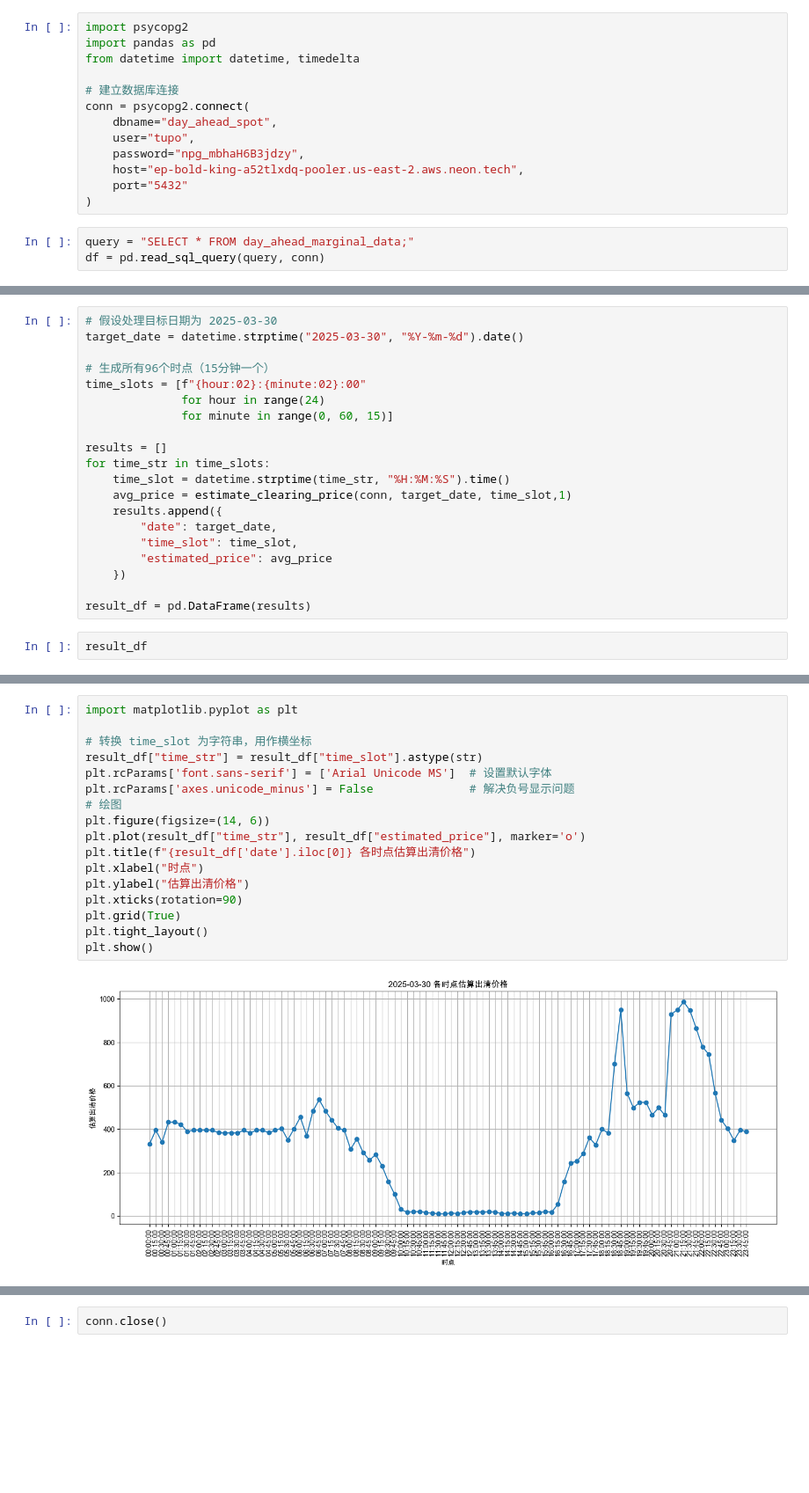
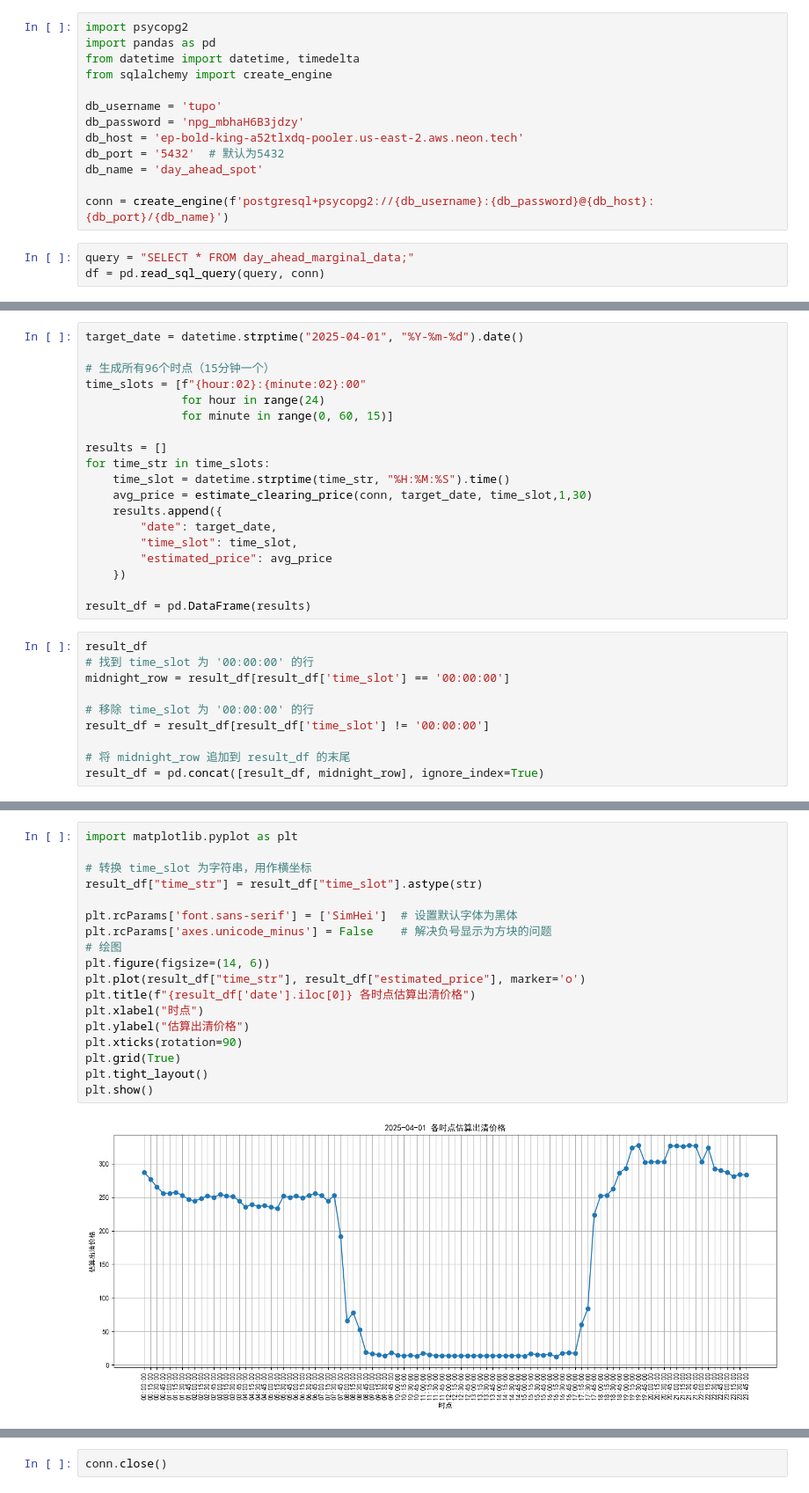
Before and after one commit to 2PoL/day_ahead_spot_price, a Jupyter notebook: day_adhead_price.ipynb, the cells around one changed output, grey strips where cells are left out. Shown: that part at 88% size. Saved outputs shown, nothing was run; the diff lists cells and outputs as text; blank space fills up the shorter version.

```diff
--- a/day_adhead_price.ipynb
+++ b/day_adhead_price.ipynb
@@ -2,15 +2,15 @@
 import psycopg2
 import pandas as pd
 from datetime import datetime, timedelta
+from sqlalchemy import create_engine
 
-# 建立数据库连接
-conn = psycopg2.connect(
-    dbname="day_ahead_spot",
-    user="tupo",
-    password="npg_mbhaH6B3jdzy",
-    host="ep-bold-king-a52tlxdq-pooler.us-east-2.aws.neon.tech",
-    port="5432"
-)
+db_username = 'tupo'
+db_password = 'npg_mbhaH6B3jdzy'
+db_host = 'ep-bold-king-a52tlxdq-pooler.us-east-2.aws.neon.tech'
+db_port = '5432'  # 默认为5432
+db_name = 'day_ahead_spot'
+
+conn = create_engine(f'postgresql+psycopg2://{db_username}:{db_password}@{db_host}:{db_port}/{db_name}')
 # %%
 query = "SELECT * FROM day_ahead_marginal_data;"
 df = pd.read_sql_query(query, conn)
@@ -62,6 +62,5 @@ print(test)
 # %%
-# 假设处理目标日期为 2025-03-30
-target_date = datetime.strptime("2025-03-30", "%Y-%m-%d").date()
+target_date = datetime.strptime("2025-04-01", "%Y-%m-%d").date()
 
 # 生成所有96个时点（15分钟一个）
 time_slots = [f"{hour:02}:{minute:02}:00"
@@ -71,7 +70,7 @@ time_slots = [f"{hour:02}:{minute:02}:00"
 results = []
 for time_str in time_slots:
     time_slot = datetime.strptime(time_str, "%H:%M:%S").time()
-    avg_price = estimate_clearing_price(conn, target_date, time_slot,1)
+    avg_price = estimate_clearing_price(conn, target_date, time_slot,1,30)
     results.append({
         "date": target_date,
         "time_slot": time_slot,
@@ -81,3 +80,11 @@ for time_str in time_slots:
 result_df = pd.DataFrame(results)
 # %%
 result_df
+# 找到 time_slot 为 '00:00:00' 的行
+midnight_row = result_df[result_df['time_slot'] == '00:00:00']
+
+# 移除 time_slot 为 '00:00:00' 的行
+result_df = result_df[result_df['time_slot'] != '00:00:00']
+
+# 将 midnight_row 追加到 result_df 的末尾
+result_df = pd.concat([result_df, midnight_row], ignore_index=True)
@@ -98,19 +91,20 @@ result_df
 # %%
 import matplotlib.pyplot as plt
 
 # 转换 time_slot 为字符串，用作横坐标
 result_df["time_str"] = result_df["time_slot"].astype(str)
-plt.rcParams['font.sans-serif'] = ['Arial Unicode MS']  # 设置默认字体
-plt.rcParams['axes.unicode_minus'] = False              # 解决负号显示问题
+
+plt.rcParams['font.sans-serif'] = ['SimHei']  # 设置默认字体为黑体
+plt.rcParams['axes.unicode_minus'] = False    # 解决负号显示为方块的问题
 # 绘图
 plt.figure(figsize=(14, 6))
 plt.plot(result_df["time_str"], result_df["estimated_price"], marker='o')
 plt.title(f"{result_df['date'].iloc[0]} 各时点估算出清价格")
 plt.xlabel("时点")
 plt.ylabel("估算出清价格")
 plt.xticks(rotation=90)
 plt.grid(True)
 plt.tight_layout()
 plt.show()
 # %% [output]
-[figure, old version]
+[figure, new version]
```
Also changed, not shown: parts of 7 cells of this notebook.
